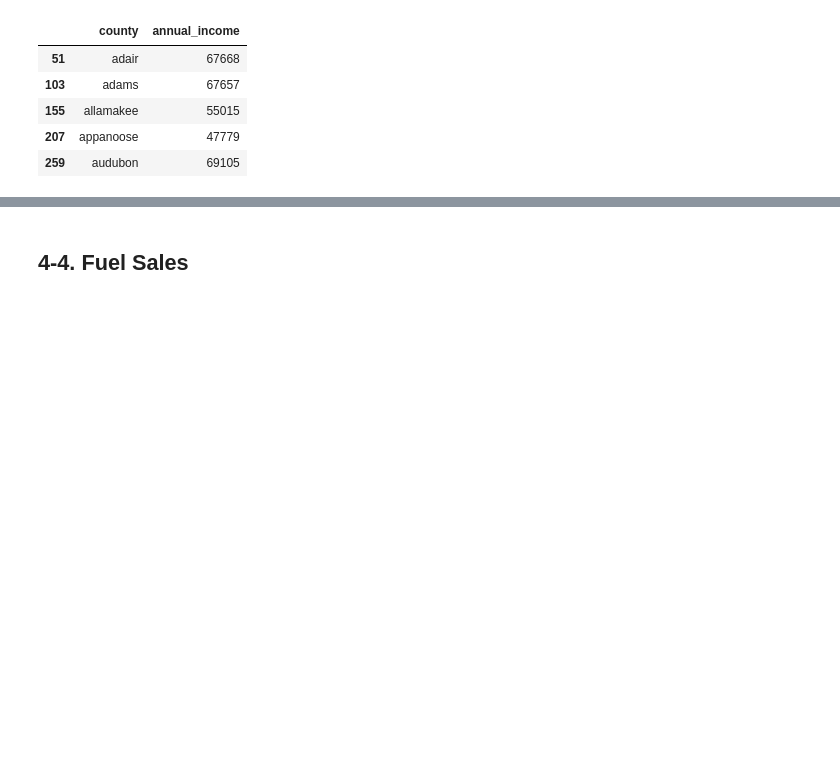
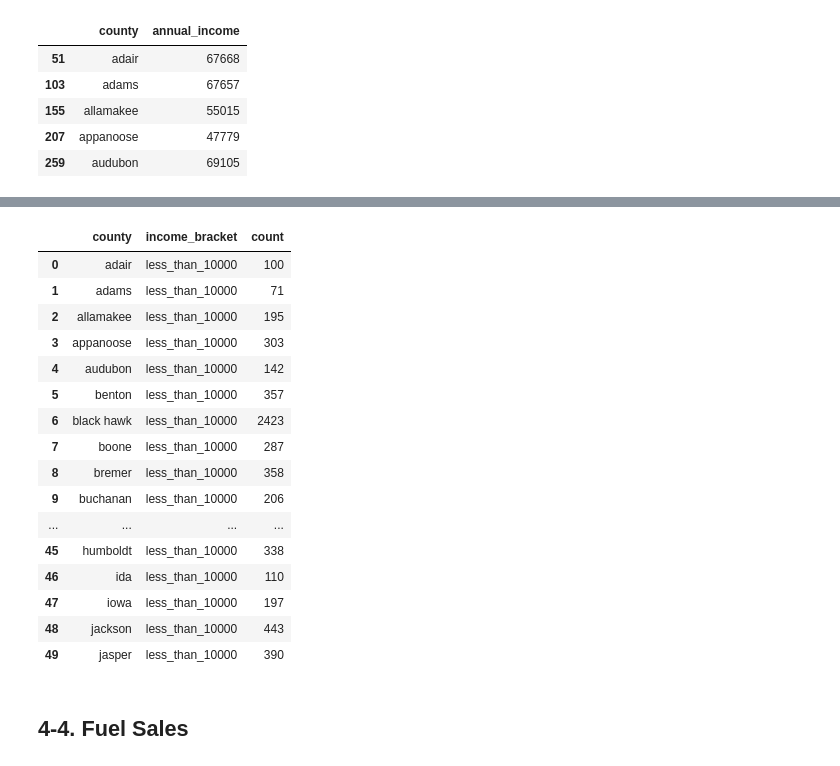
Before and after one commit to Fred-Naga/Applying-Machine-Learning, a Jupyter notebook: iowa_google_cloud.ipynb, the cells around one changed output, grey strips where cells are left out. Saved outputs shown, nothing was run; the diff lists cells and outputs as text; code cells hidden in the pictures; blank space fills up the shorter version.

```diff
--- a/iowa_google_cloud.ipynb
+++ b/iowa_google_cloud.ipynb
@@ -373,3 +428,31 @@ WARNING:root:Requests made without an app_token will be subject to strict thrott
+# %%
+#Converting to long format. Can be incorporated into previous cell block if needed
+
+df_long = df_acs.melt(
+    id_vars=["county"],
+    var_name="income_bracket",
+    value_name="count"
+)
+
+df_long.head(50)
+# %% [output]
+|  | county | income_bracket | count |
+| 0 | adair | less_than_10000 | 100 |
+| 1 | adams | less_than_10000 | 71 |
+| 2 | allamakee | less_than_10000 | 195 |
+| 3 | appanoose | less_than_10000 | 303 |
+| 4 | audubon | less_than_10000 | 142 |
+| 5 | benton | less_than_10000 | 357 |
+| 6 | black hawk | less_than_10000 | 2423 |
+| 7 | boone | less_than_10000 | 287 |
+| 8 | bremer | less_than_10000 | 358 |
+| 9 | buchanan | less_than_10000 | 206 |
+| ... | ... | ... | ... |
+| 45 | humboldt | less_than_10000 | 338 |
+| 46 | ida | less_than_10000 | 110 |
+| 47 | iowa | less_than_10000 | 197 |
+| 48 | jackson | less_than_10000 | 443 |
+| 49 | jasper | less_than_10000 | 390 |
 # %% [markdown]
 ## 4-4. Fuel Sales
 # %%
```
Also changed, not shown: parts of 2 cells of this notebook, 3 other files.
